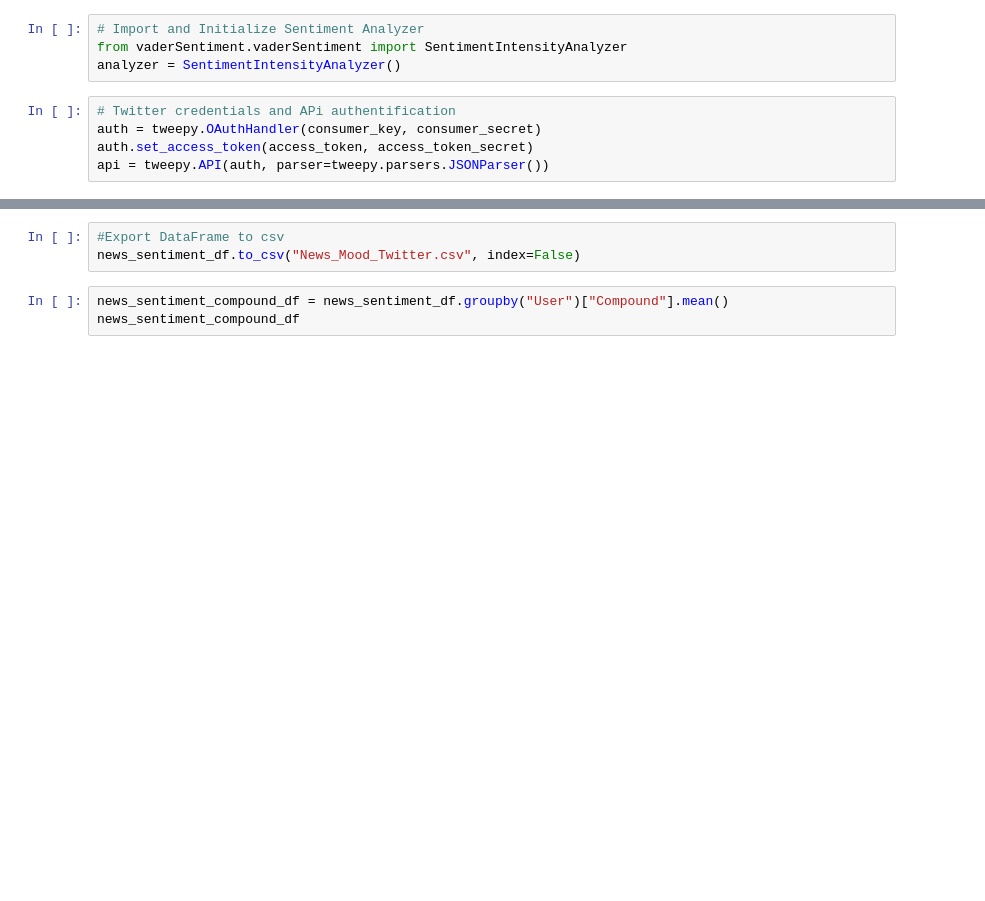
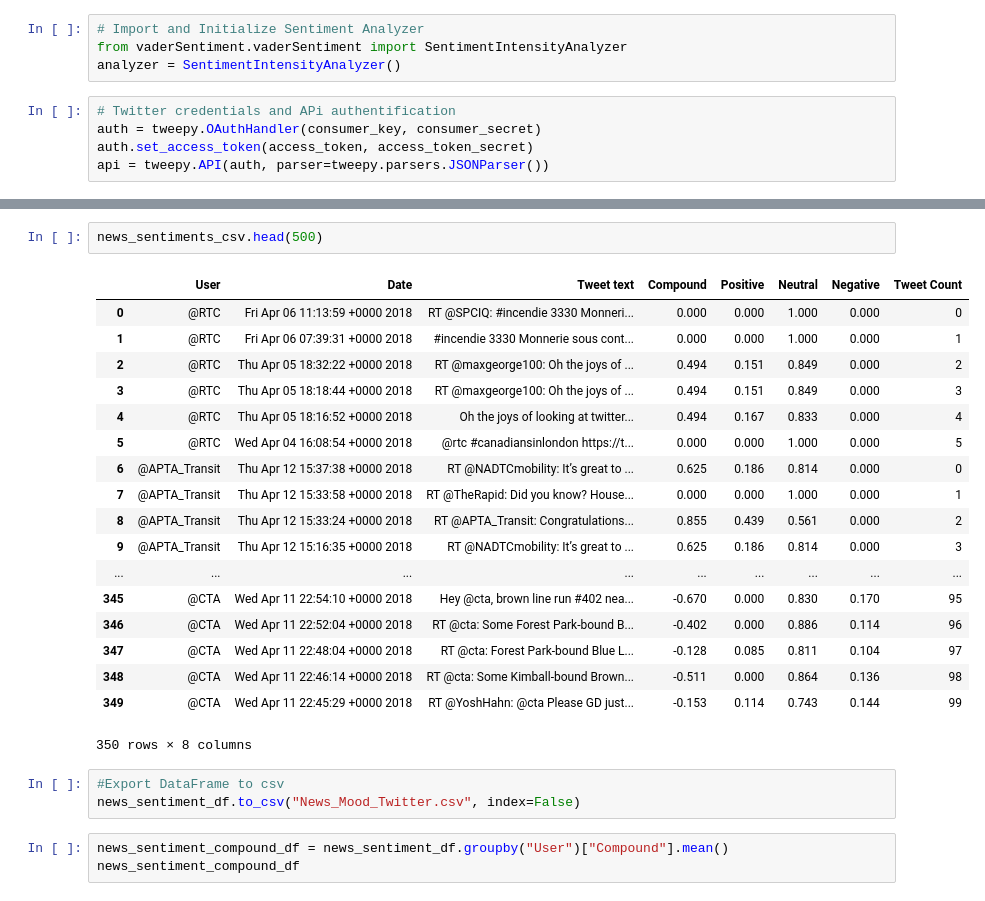
Before and after one commit to c42know/Group-5, a Jupyter notebook: Public Transportation Mood.ipynb, the cells around one changed output, grey strips where cells are left out. Drawn from its saved outputs; the diff is of its cells as text; blank space fills up the shorter version.

```diff
--- a/Public Transportation Mood.ipynb
+++ b/Public Transportation Mood.ipynb
@@ -129,3 +170,24 @@ news_sentiments_csv
+# %%
+news_sentiments_csv.head(500)
+# %% [output]
+|  | User | Date | Tweet text | Compound | Positive | Neutral | Negative | Tweet Count |
+| 0 | @RTC | Fri Apr 06 11:13:59 +0000 2018 | RT @SPCIQ: #incendie 3330 Monneri... | 0.000 | 0.000 | 1.000 | 0.000 | 0 |
+| 1 | @RTC | Fri Apr 06 07:39:31 +0000 2018 | #incendie 3330 Monnerie sous cont... | 0.000 | 0.000 | 1.000 | 0.000 | 1 |
+| 2 | @RTC | Thu Apr 05 18:32:22 +0000 2018 | RT @maxgeorge100: Oh the joys of ... | 0.494 | 0.151 | 0.849 | 0.000 | 2 |
+| 3 | @RTC | Thu Apr 05 18:18:44 +0000 2018 | RT @maxgeorge100: Oh the joys of ... | 0.494 | 0.151 | 0.849 | 0.000 | 3 |
+| 4 | @RTC | Thu Apr 05 18:16:52 +0000 2018 | Oh the joys of looking at twitter... | 0.494 | 0.167 | 0.833 | 0.000 | 4 |
+| 5 | @RTC | Wed Apr 04 16:08:54 +0000 2018 | @rtc #canadiansinlondon https://t... | 0.000 | 0.000 | 1.000 | 0.000 | 5 |
+| 6 | @APTA_Transit | Thu Apr 12 15:37:38 +0000 2018 | RT @NADTCmobility: It’s great to ... | 0.625 | 0.186 | 0.814 | 0.000 | 0 |
+| 7 | @APTA_Transit | Thu Apr 12 15:33:58 +0000 2018 | RT @TheRapid: Did you know? House... | 0.000 | 0.000 | 1.000 | 0.000 | 1 |
+| 8 | @APTA_Transit | Thu Apr 12 15:33:24 +0000 2018 | RT @APTA_Transit: Congratulations... | 0.855 | 0.439 | 0.561 | 0.000 | 2 |
+| 9 | @APTA_Transit | Thu Apr 12 15:16:35 +0000 2018 | RT @NADTCmobility: It’s great to ... | 0.625 | 0.186 | 0.814 | 0.000 | 3 |
+| ... | ... | ... | ... | ... | ... | ... | ... | ... |
+| 345 | @CTA | Wed Apr 11 22:54:10 +0000 2018 | Hey @cta, brown line run #402 nea... | -0.670 | 0.000 | 0.830 | 0.170 | 95 |
+| 346 | @CTA | Wed Apr 11 22:52:04 +0000 2018 | RT @cta: Some Forest Park-bound B... | -0.402 | 0.000 | 0.886 | 0.114 | 96 |
+| 347 | @CTA | Wed Apr 11 22:48:04 +0000 2018 | RT @cta: Forest Park-bound Blue L... | -0.128 | 0.085 | 0.811 | 0.104 | 97 |
+| 348 | @CTA | Wed Apr 11 22:46:14 +0000 2018 | RT @cta: Some Kimball-bound Brown... | -0.511 | 0.000 | 0.864 | 0.136 | 98 |
+| 349 | @CTA | Wed Apr 11 22:45:29 +0000 2018 | RT @YoshHahn: @cta Please GD just... | -0.153 | 0.114 | 0.743 | 0.144 | 99 |
+350 rows × 8 columns
 # %%
 #Export DataFrame to csv
 news_sentiment_df.to_csv("News_Mood_Twitter.csv", index=False)
```
Also changed, not shown: parts of 12 cells of this notebook, 13 other files.
